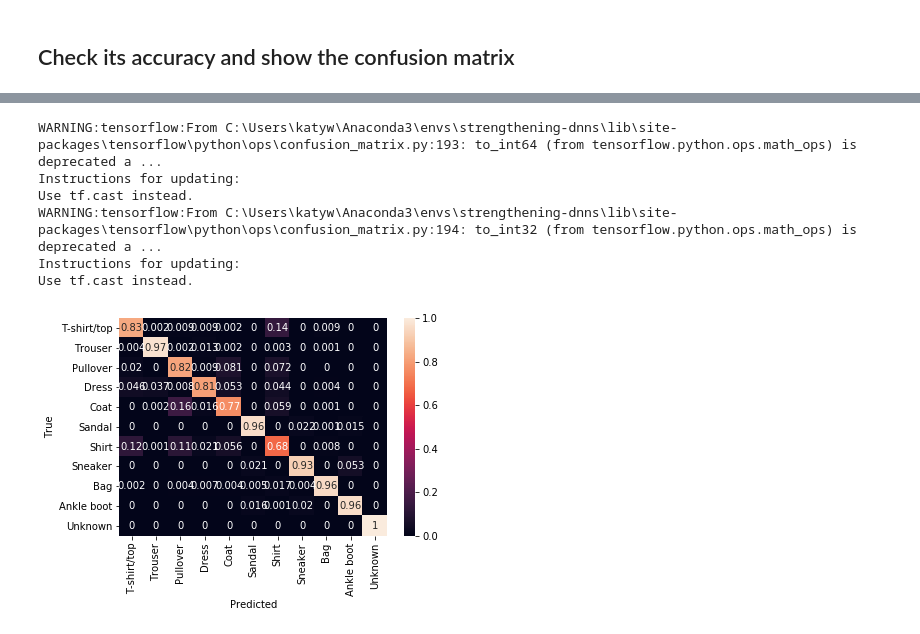
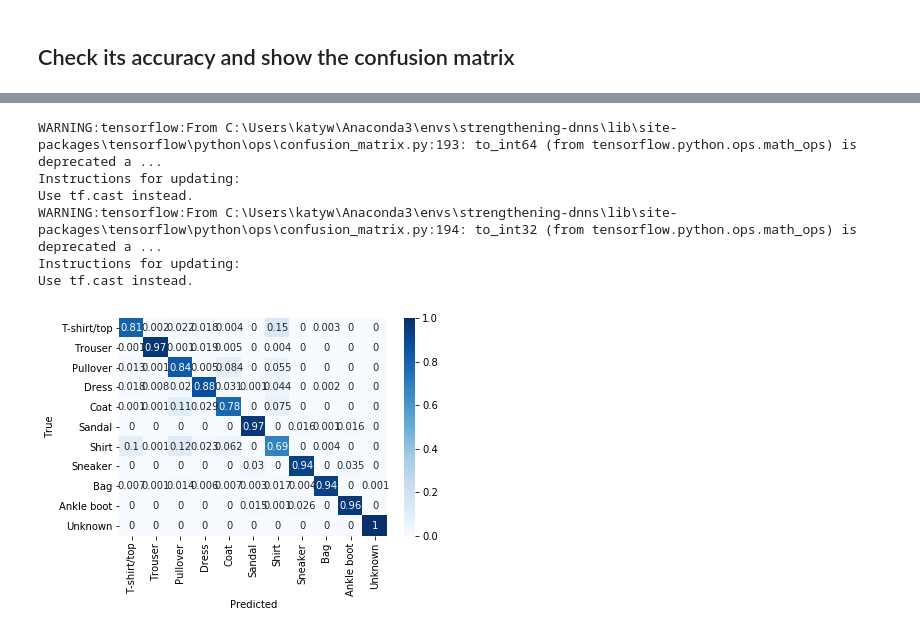
Before and after one commit to katywarr/strengthening-dnns, a Jupyter notebook: chapter05/fashionMNIST_random_images.ipynb, the cells around one changed output, grey strips where cells are left out. Saved outputs shown, nothing was run; the diff lists cells and outputs as text; code cells hidden in the pictures.

```diff
--- a/chapter05/fashionMNIST_random_images.ipynb
+++ b/chapter05/fashionMNIST_random_images.ipynb
@@ -8,7 +8,7 @@ import matplotlib.pyplot as plt
 
 import tensorflow as tf
 from tensorflow import keras
-model = tf.keras.models.load_model('../models/fashion-MNIST.h5')
+model = tf.keras.models.load_model('../models/fashionMNIST.h5')
 # %% [output]
 WARNING:tensorflow:From C:\Users\katyw\Anaconda3\envs\strengthening-dnns\lib\site-packages\tensorflow\python\ops\resource_variable_ops.py:435: colocate_with (from tensorflow.python.framework.ops) is d ...
 Instructions for updating:
@@ -127,31 +127,32 @@ Model accuracy based on test data: 0.88054544
 # %%
 import seaborn as sns
 
 def show_confusion_matrix(model, test_images, expected_labels, class_names):
     predictions = model.predict(test_images)
     num_predictions = predictions.shape[0]
     pred_labels = np.zeros((num_predictions), dtype=int)
     for pred, index in zip(predictions, range(num_predictions)):
         pred_labels[index] = np.argmax(pred)
 
     # Create a confusion matrix on training data.
     with tf.Graph().as_default():
         cm = tf.confusion_matrix(labels=expected_labels, predictions=pred_labels, num_classes=len(class_names))
         with tf.Session() as session:
             cm_out = session.run(cm)
 
     # Normalize the confusion matrix so that each row sums to 1.
     cm_out = cm_out.astype(float) / cm_out.sum(axis=1)[:, np.newaxis]
-    sns.heatmap(cm_out, annot=True, xticklabels=class_names, yticklabels=class_names)
+    sns.heatmap(cm_out, annot=True, xticklabels=class_names, yticklabels=class_names, cmap="Blues")
+
     plt.xlabel("Predicted")
     plt.ylabel("True")
 
 show_confusion_matrix(model, extended_test_images, extended_test_labels, class_names)
 # %% [output]
 WARNING:tensorflow:From C:\Users\katyw\Anaconda3\envs\strengthening-dnns\lib\site-packages\tensorflow\python\ops\confusion_matrix.py:193: to_int64 (from tensorflow.python.ops.math_ops) is deprecated a ...
 Instructions for updating:
 Use tf.cast instead.
 WARNING:tensorflow:From C:\Users\katyw\Anaconda3\envs\strengthening-dnns\lib\site-packages\tensorflow\python\ops\confusion_matrix.py:194: to_int32 (from tensorflow.python.ops.math_ops) is deprecated a ...
 Instructions for updating:
 Use tf.cast instead.
-[figure, old version]
+[figure, new version]
```
Also changed, not shown: parts of 2 cells of this notebook, 1 other file.
